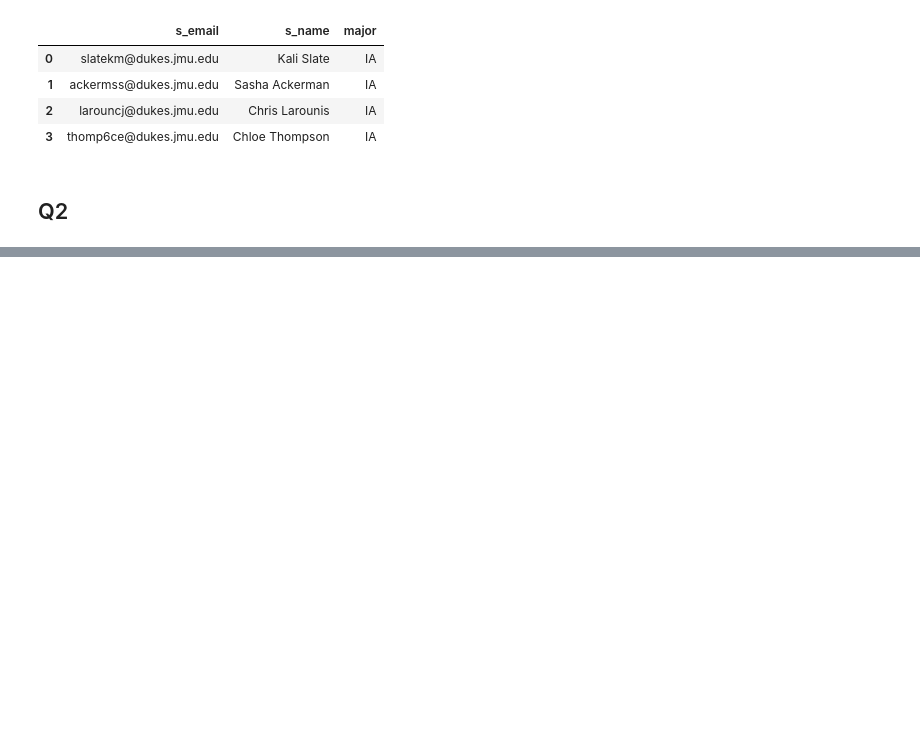
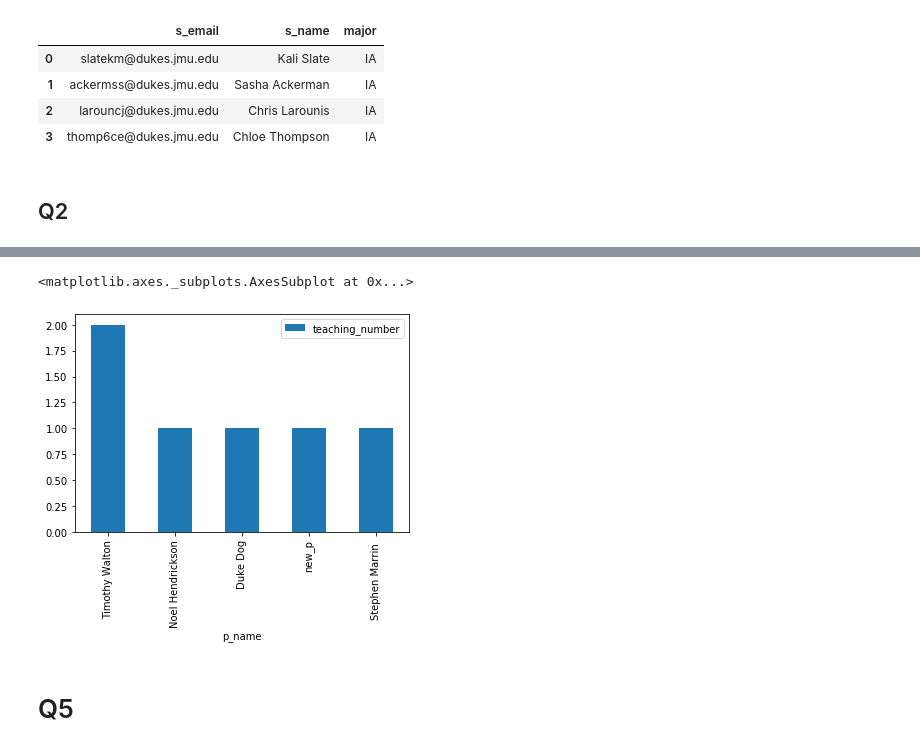
Before and after one commit to Kalisl8/340, a Jupyter notebook: lab 4.ipynb, the cells around one changed output, grey strips where cells are left out. Saved outputs shown, nothing was run; the diff lists cells and outputs as text; code cells hidden in the pictures; blank space fills up the shorter version.

```diff
--- a/lab 4.ipynb
+++ b/lab 4.ipynb
@@ -75,0 +92,18 @@ DatabaseError: Execution failed on sql '
+# %%
+sql_q4= """
+        select gp13.professor.p_name,
+        count(gp13.course.course_name) as teaching_number
+        from gp13.professor
+        inner join gp13.course
+        on gp13.professor.p_email = gp13.course.p_email
+        group by professor.p_name
+        order by teaching_number desc
+        """
+# %%
+df=pandas.read_sql_query(sql_q4, conn)
+df.plot.bar(y='teaching_number',x='p_name')
+# %% [output]
+<matplotlib.axes._subplots.AxesSubplot at 0x...>
+[figure, added]
+# %% [markdown]
+# Q5
```
Also changed, not shown: parts of 26 cells of this notebook.
